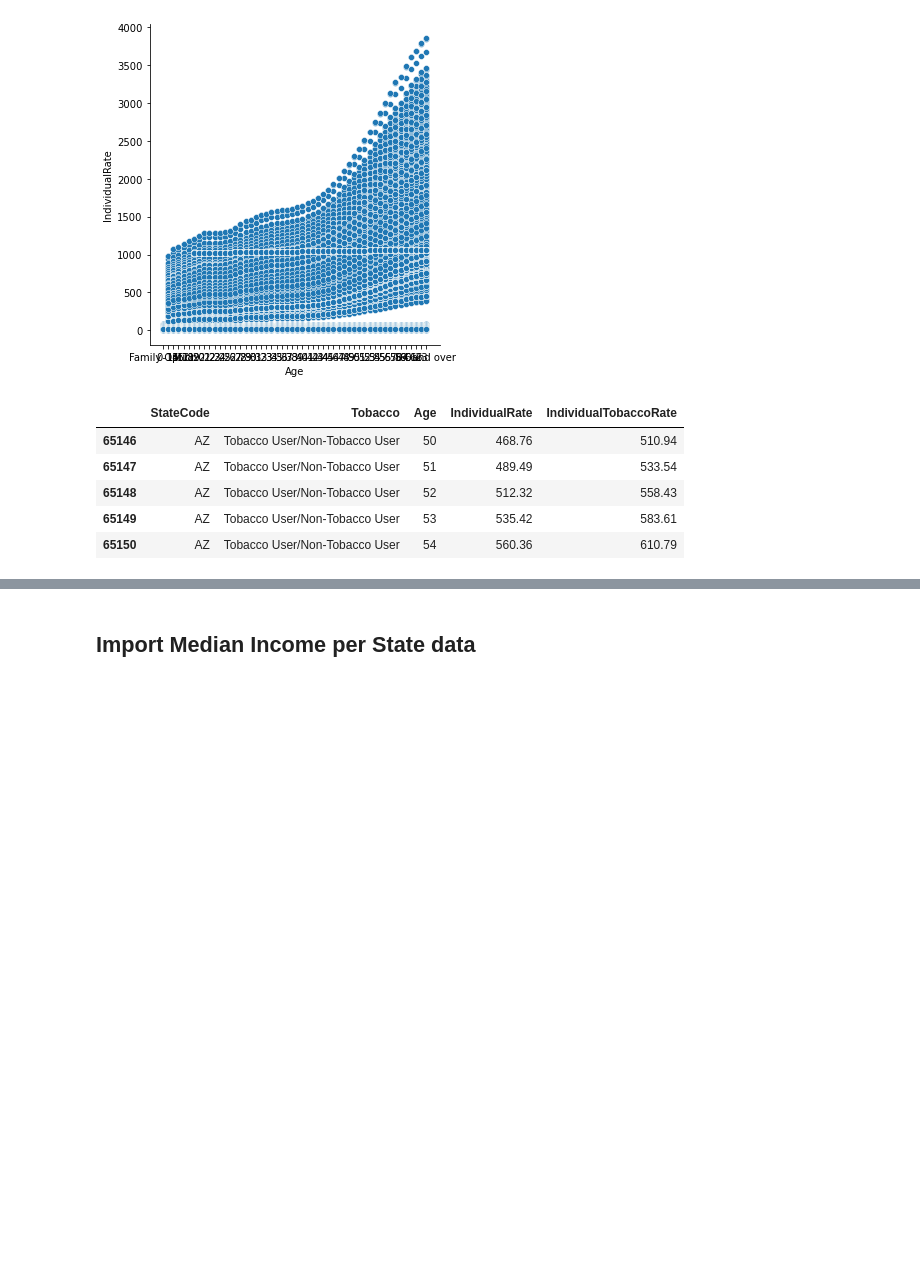
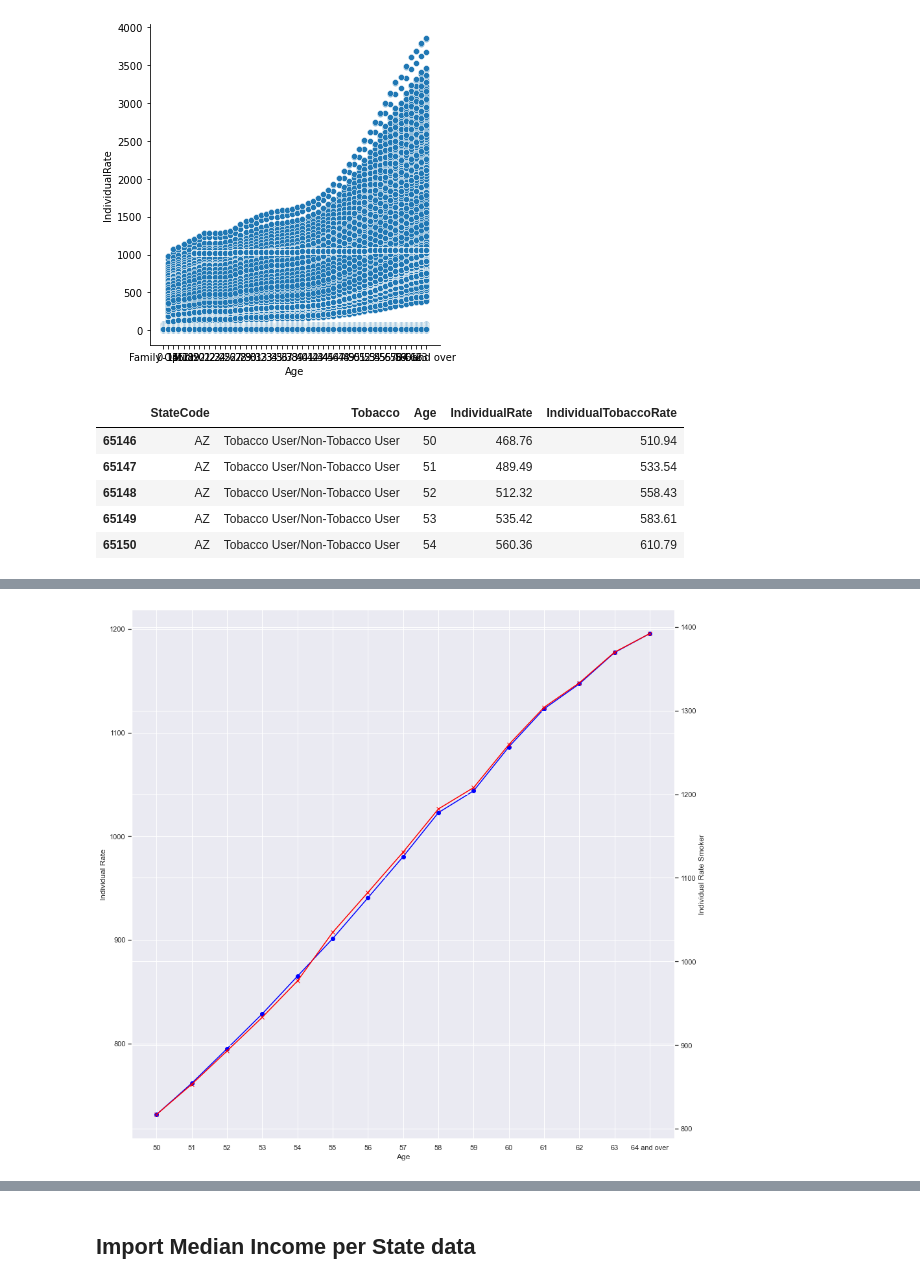
Before and after one commit to burkecate/UCDPA_Burke, a Jupyter notebook: Jupter Project.ipynb, the cells around one changed output, grey strips where cells are left out. Cells and saved outputs as stored; diff of their text form; code cells hidden in the pictures; blank space fills up the shorter version.

```diff
--- a/Jupter Project.ipynb
+++ b/Jupter Project.ipynb
@@ -381,0 +480,4 @@ Text(0, 0.5, 'State')
+# %%
+## Review data
+cms_smoker_graph_data = cms_rate_data_individual_over_50_AZ_smoker.groupby('Age').mean()
+print(cms_smoker_graph_data)
@@ -381,0 +502,12 @@ Text(0, 0.5, 'State')
+# %%
+## Plot on 2 axes to show smokers and non smokers health insurance rates
+fig, ax = plt.subplots()
+ax.plot(cms_smoker_graph_data.index, cms_smoker_graph_data["IndividualRate"], color = 'blue', marker='o', label='Individual Rate')
+ax.set_xlabel('Age')
+ax.set_ylabel("Individual Rate")
+ax2= ax.twinx()
+ax2.plot(cms_smoker_graph_data.index, cms_smoker_graph_data["IndividualTobaccoRate"], color = 'red', marker='x', label='Individual Rate Smoker')
+ax2.set_ylabel("Individual Rate Smoker")
+plt.show()
+# %% [output]
+[figure, added]
```
Also changed, not shown: parts of 89 cells of this notebook.
